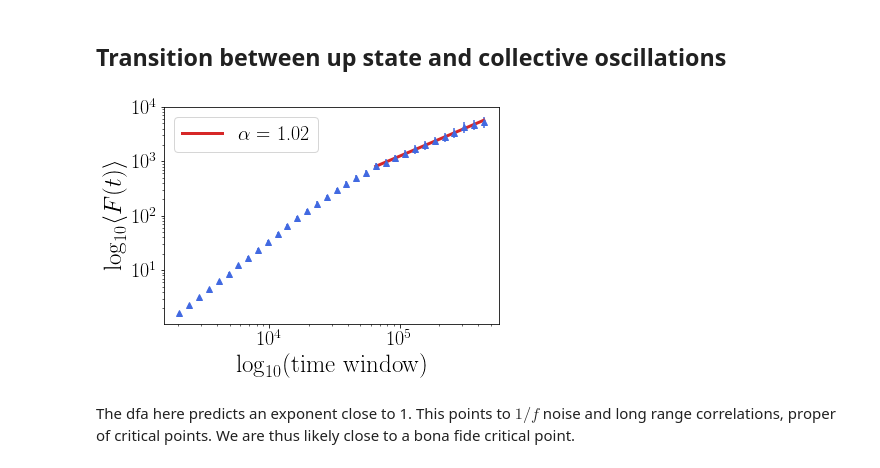
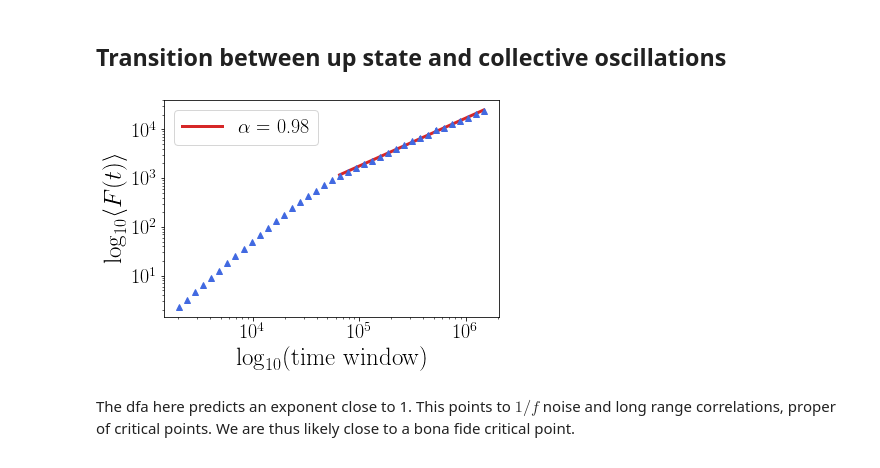
Before and after one commit to benedetta-mariani/dfa, a Jupyter notebook: Applications of DFA to phase transition in a stochastic Wilson Cowan model.ipynb, the cells around one changed output. Saved outputs shown, nothing was run; the diff lists cells and outputs as text; code cells hidden in the pictures.

```diff
--- a/Applications of DFA to phase transition in a stochastic Wilson Cowan model.ipynb
+++ b/Applications of DFA to phase transition in a stochastic Wilson Cowan model.ipynb
@@ -110,7 +110,7 @@ omegaIE =  14
 omegaEI = 4.65
 omegaII = 2.8
 noise = 0.05
-T = 3000
+T = 10000
 dt =0.001
 wilup = WilsonExcCoupled(dt,T,lato**2,omegaEE,omegaEI,omegaII,omegaIE,alpha,h,noise,L)
 # %%
@@ -135,7 +136,7 @@ omegaIE =  14
 omegaEI = 4.65
 omegaII = 2.8
 noise = 0.05
-T = 3000
+T = 10000
 dt =0.001
 
 wilcrit = WilsonExcCoupled(dt,T,lato**2,omegaEE,omegaEI,omegaII,omegaIE,alpha,h,noise,L)
@@ -185,5 +186,6 @@ Now I will perform detrended fluctuations analysis in these three regions of par
 # %% [markdown]
 ## Up state
 # %%
-np.log2(len(mup)*15/100)
+maxsc = np.log2(len(mup)*15/100)
+maxsc
 # %% [output]
@@ -198,10 +200,10 @@ The dfa predicts an exponent close to $0.5$, i. e. close to the exponent that ch
 # %% [markdown]
 ## Transition between up state and collective oscillations
 # %%
-a,b,c,e = dfa(mcrit,scale_lim = [11,19], xmin = 16, overlap = 0.5)
+a,b,c,e = dfa(mcrit,scale_lim = [11,maxsc], xmin = 16, overlap = 0.5)
 cc = plot_fluct(a,b,e,show =1,xmin = 16)
 # %% [output]
-[figure, old version]
+[figure, new version]
 # %% [markdown]
 The dfa here predicts an exponent close to 1. This points to $1/f$ noise and long range correlations, proper of critical points. We are thus likely close to a bona fide critical point.
 # %% [markdown]
```
Also changed, not shown: parts of 10 cells of this notebook.
